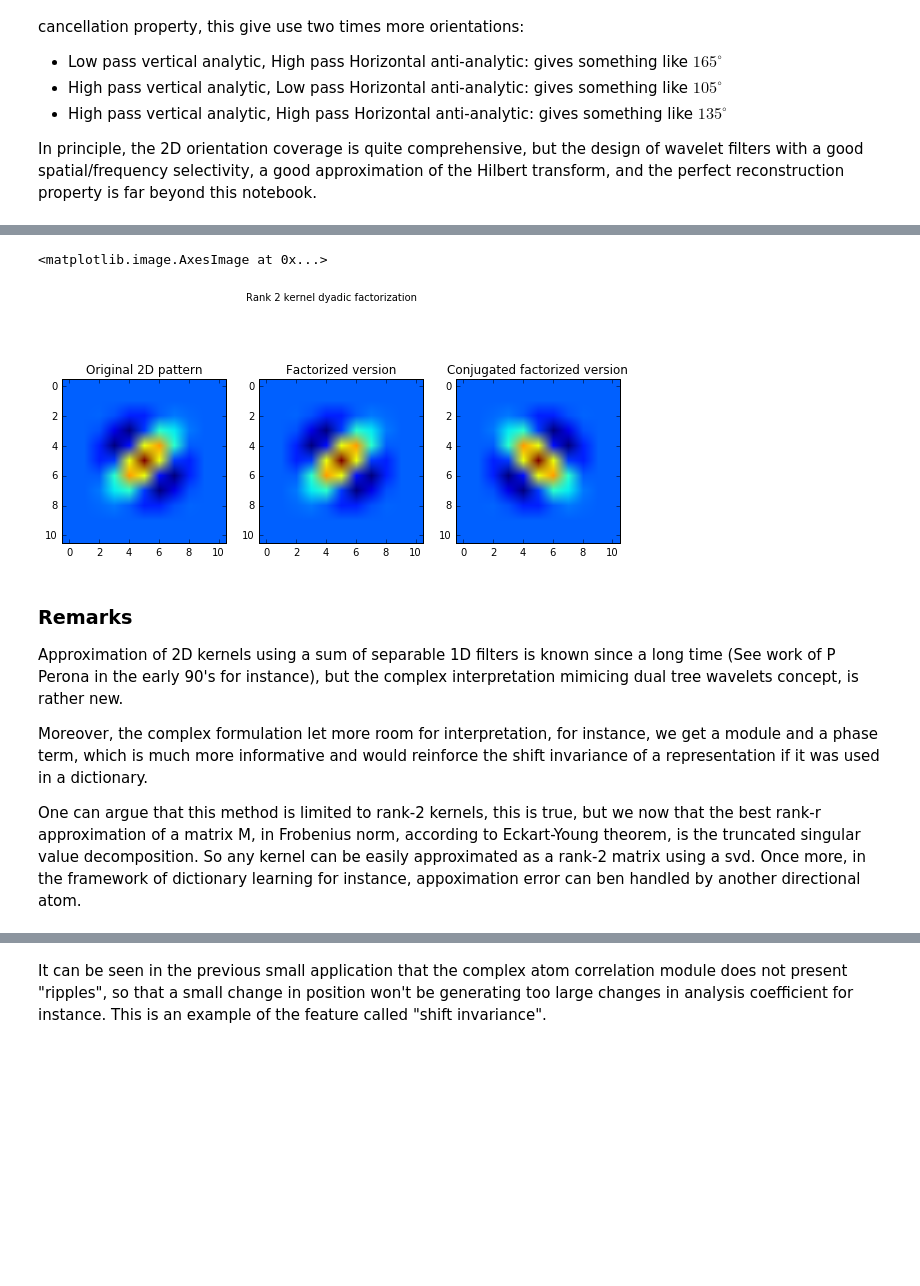
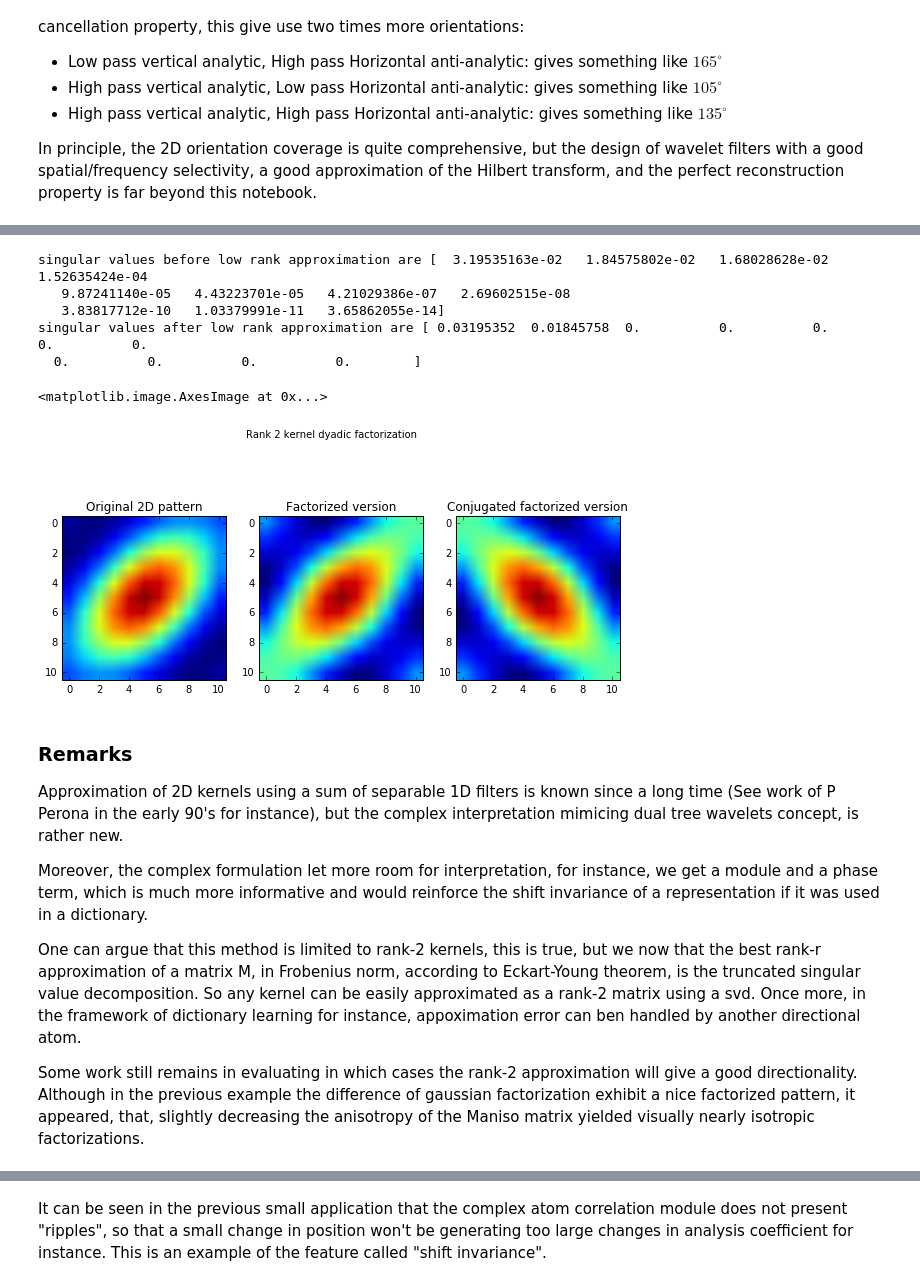
Before and after one commit to pierrepaleo/SignalProcessing-Python, a Jupyter notebook: HilbertTransform.ipynb, the cells around one changed output, grey strips where cells are left out. Drawn from its saved outputs; the diff is of its cells as text; code cells hidden in the pictures; blank space fills up the shorter version.

```diff
--- a/HilbertTransform.ipynb
+++ b/HilbertTransform.ipynb
@@ -435,9 +436,8 @@ test=np.dot(np.linalg.inv(Sigma),xvec-mu)
 K=coef * np.exp(-0.5* np.sum(test*(xvec-mu),0))
 K=np.reshape(K,X.shape)/K.sum()
 
-plt.figure(0)
-plt.title("Original 2D gaussian kernel")
-plt.imshow(K)
+#Normalize
+K/=K.sum()
 
 #Now let's factorize it
 lamb,t=np.linalg.eig(K)
@@ -458,7 +458,14 @@ x = t
 K2 = np.outer(x,y).real
 assert(np.isclose(K,K2).all())
 
-plt.figure(1)
-plt.title("Separable generation of gaussian kernel")
+plt.figure(0,figsize=(10,5))
+plt.suptitle("Separability of axis aligned 2D gaussian kernel")
+ax = plt.subplot("121")
+ax.set_title("Original 2D kernel")
+plt.imshow(K)
+plt.axis("off")
+ax = plt.subplot("122")
+ax.set_title("Separable generation of kernel")
 plt.imshow(K2)
+plt.axis("off")
 # %% [output]
@@ -662,45 +712,49 @@ $$
 # %%
-"""
-Let's see how to factorize the previous oriented pattern
-"""
-
 #Now let's factorize it
-lamb,v=np.linalg.eig(twoDImpulse.real)
-idx = np.abs(lamb).argsort()[::-1] #sort values from highest to lowest
-lamb = lamb[idx]
+v,lamb,ut=np.linalg.svd(Kdir)
+print "singular values before low rank approximation are "+str(lamb)
+#sort values from highest to lowest and keep only two first elements
+idx = np.abs(lamb).argsort()[::-1]
+lamb = np.concatenate((lamb[idx[0:2]],[0]*(lamb.size-2)))
 v[:,range(len(lamb))]=v[:,idx]
-u = np.linalg.inv(v)
+ut[range(len(lamb)),:]=ut[idx,:]
+print "singular values after low rank approximation are "+str(lamb)
 
 #check that pattern is rank 2
-assert(np.linalg.matrix_rank(twoDImpulse.real)==2)
-assert(np.isclose(twoDImpulse.real,np.dot(v,np.dot(np.diag(lamb),u))).all())
+Kdirapprox = np.dot(v,np.dot(np.diag(lamb),ut))
+assert(np.linalg.matrix_rank(Kdirapprox)==2)
 
 cpx1DVec1 = v[:,0] + 1j*v[:,1]
-cpx1DVec2 = lamb[0]*u[0,:] + 1j*-lamb[1]*u[1,:]
+cpx1DVec2 = lamb[0]*ut[0,:] + 1j*-lamb[1]*ut[1,:]
 cpx2DAtom = np.outer(cpx1DVec1,cpx1DVec2)
 
 K2 = cpx2DAtom.real
 #Or alternatively, we can see a simple rank-2 appoximation, as in Perona's work:
 #K2 = lamb[0]*np.outer(v[:,0],u[0,:])+lamb[1]*np.outer(v[:,1],u[1,:])
-assert(np.isclose(twoDImpulse.real,K2).all())
+assert(np.isclose(Kdirapprox,K2).all())
 
 #We can even imagine to use conjugation
 K3 = np.outer(cpx1DVec1,np.conj(cpx1DVec2)).real
 
 plt.figure(0,figsize=(10,5))
 plt.suptitle("Rank 2 kernel dyadic factorization")
 ax = plt.subplot(131)
 ax.set_title("Original 2D pattern")
-plt.imshow(twoDImpulse.real)
+plt.imshow(Kdir)
 ax = plt.subplot(132)
 ax.set_title("Factorized version")
 plt.imshow(K2)
 ax = plt.subplot(133)
 ax.set_title("Conjugated factorized version")
 plt.imshow(K3)
 # %% [output]
-<matplotlib.image.AxesImage at 0x...>
+singular values before low rank approximation are [  3.19535163e-02   1.84575802e-02   1.68028628e-02   1.52635424e-04
+   9.87241140e-05   4.43223701e-05   4.21029386e-07   2.69602515e-08
+   3.83817712e-10   1.03379991e-11   3.65862055e-14]
+singular values after low rank approximation are [ 0.03195352  0.01845758  0.          0.          0.          0.          0.
+  0.          0.          0.          0.        ]
+<matplotlib.image.AxesImage at 0x...>
-[figure, old version]
+[figure, new version]
 # %% [markdown]
 ### Remarks
 
@@ -709,6 +763,8 @@ Approximation of 2D kernels using a sum of separable 1D filters is known since a
 Moreover, the complex formulation let more room for interpretation, for instance, we get a module and a phase term, which is much more informative and would reinforce the shift invariance of a representation if it was used in a dictionary.
 
 One can argue that this method is limited to rank-2 kernels, this is true, but we now that the best rank-r approximation of a matrix M, in Frobenius norm, according to Eckart-Young theorem, is the truncated singular value decomposition. So any kernel can be easily approximated as a rank-2 matrix using a svd. Once more, in the framework of dictionary learning for instance, appoximation error can ben handled by another directional atom.
+
+Some work still remains in evaluating in which cases the rank-2 approximation will give a good directionality. Although in the previous example the difference of gaussian factorization exhibit a nice factorized pattern, it appeared, that, slightly decreasing the anisotropy of the Maniso matrix yielded visually nearly isotropic factorizations.
 # %%
 #Checking for "shift invariance" of the complex representation
 
```
Also changed, not shown: parts of 8 cells of this notebook.
